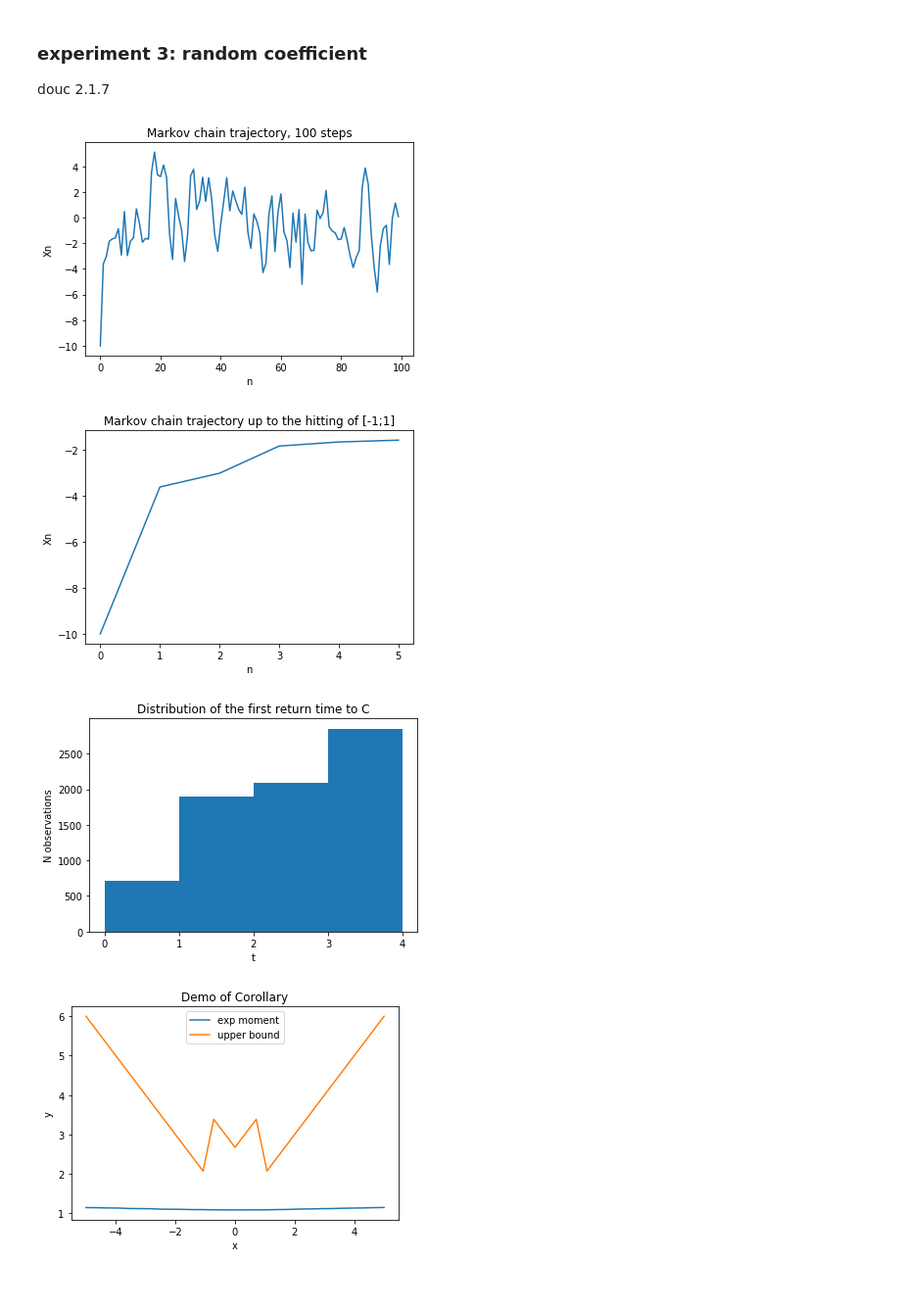
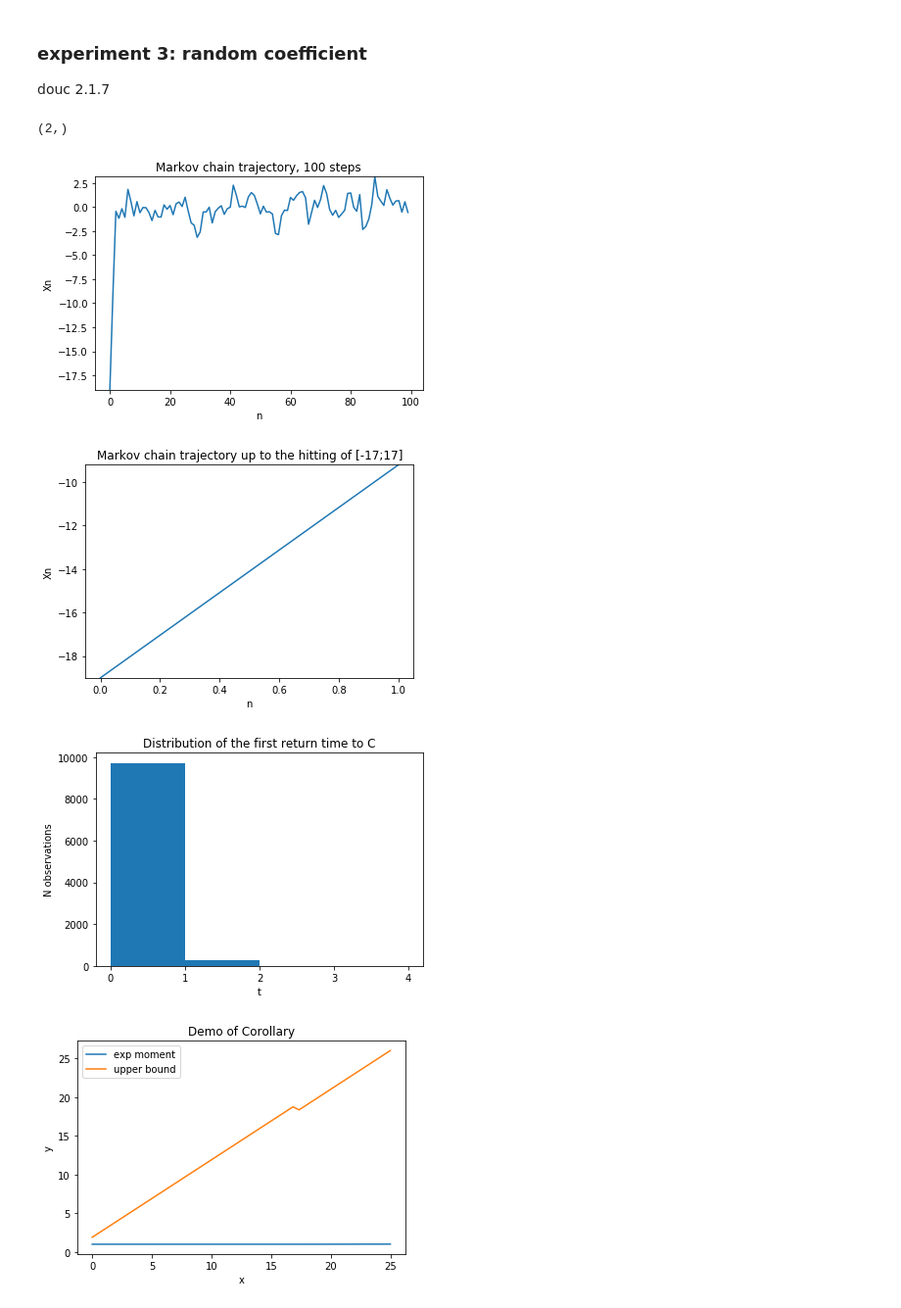
Before and after one commit to gamble27/geometric-recurrence-inhomogenous-gaussian-autoregression, a Jupyter notebook: autoregression_final.ipynb, the cells around one changed output. Shown at 98% size. Cells and saved outputs as stored; diff of their text form; code cells hidden in the pictures.

Commit message:
fix plots

```diff
--- a/autoregression_final.ipynb
+++ b/autoregression_final.ipynb
@@ -14,17 +14,16 @@ def get_alpha(n):
     return (n+1)**(-1)
 
 def get_sigma(n):
-    return np.sqrt(
-        2**(-n)
-    )
+    return 2**(-n)
 
 
 n_steps = 50
 n_samples = 10**4
 
-c = 1
-eps = 1/2
-sigma = 2
+c = 1.67
+eps = sigma = 1/2
+assert c >= max(1, 2*(2*sigma / ((2*np.pi)**0.5)) / (1-eps))
+
 x_0 = -10
 x = np.linspace(-5, 5, 29)
 
@@ -52,18 +52,18 @@ def get_alpha(n):
     return (n+2)**(-1)
 
 def get_sigma(n):
-    return np.sqrt(
-        rnd.choice([5, 7, 1], size=[1])
-    )
+    return rnd.choice([5, 3, 1], size=[1])
 
 n_steps = 100
 n_samples = 5 * 10**3
 
-c = 1
+c = 16
 eps = 1/2
-sigma = 7
-x_0 = -10
-x = np.linspace(-5, 5, 29)
+sigma = 5
+assert c >= max(1, 2*(2*sigma / ((2*np.pi)**0.5)) / (1-eps))
+
+x_0 = -19
+x = np.linspace(0, 25, 50)
 
 perform_experiment(
     name="rand_var",
@@ -90,38 +91,39 @@ douc 2.1.7
 # %%
 step = 10**(-1)
 
 def get_alpha(n):
     return rnd.uniform(low=step, high=1-step, size=[1])
 
 def get_sigma(n):
-    return np.sqrt(
-        2+n/(n+1)
-    )
+    return 1+0.03*n/(n+1)
 
 n_steps = 10**2
 n_samples = 10**4
 
-c = 1
+c = 17
 eps = 1 - step
-sigma = 3
-x_0 = -10
-x = np.linspace(-5, 5, 29)
+sigma = 1.03
+assert c >= max(1, 2*(2*sigma / ((2*np.pi)**0.5)) / (1-eps))
+
+x_0 = -19
+x = np.linspace(0, 25, 50)
 
 perform_experiment(
     name="rand_alpha",
     gen_alpha=get_alpha,
     gen_sigma=get_sigma,
     starting_point_single=x_0,
     starting_point_multiple=x,
     c=c,
     eps=eps,
     sigma=sigma,
     n_steps=n_steps,
     n_samples=n_samples,
     n_ticks=5
 )
 # %% [output]
+(2,)
-[figure, old version]
+[figure, new version]
-[figure, old version]
+[figure, new version]
-[figure, old version]
+[figure, new version]
-[figure, old version]
+[figure, new version]
```
Also changed, not shown: parts of 3 cells of this notebook, 1 other file.
